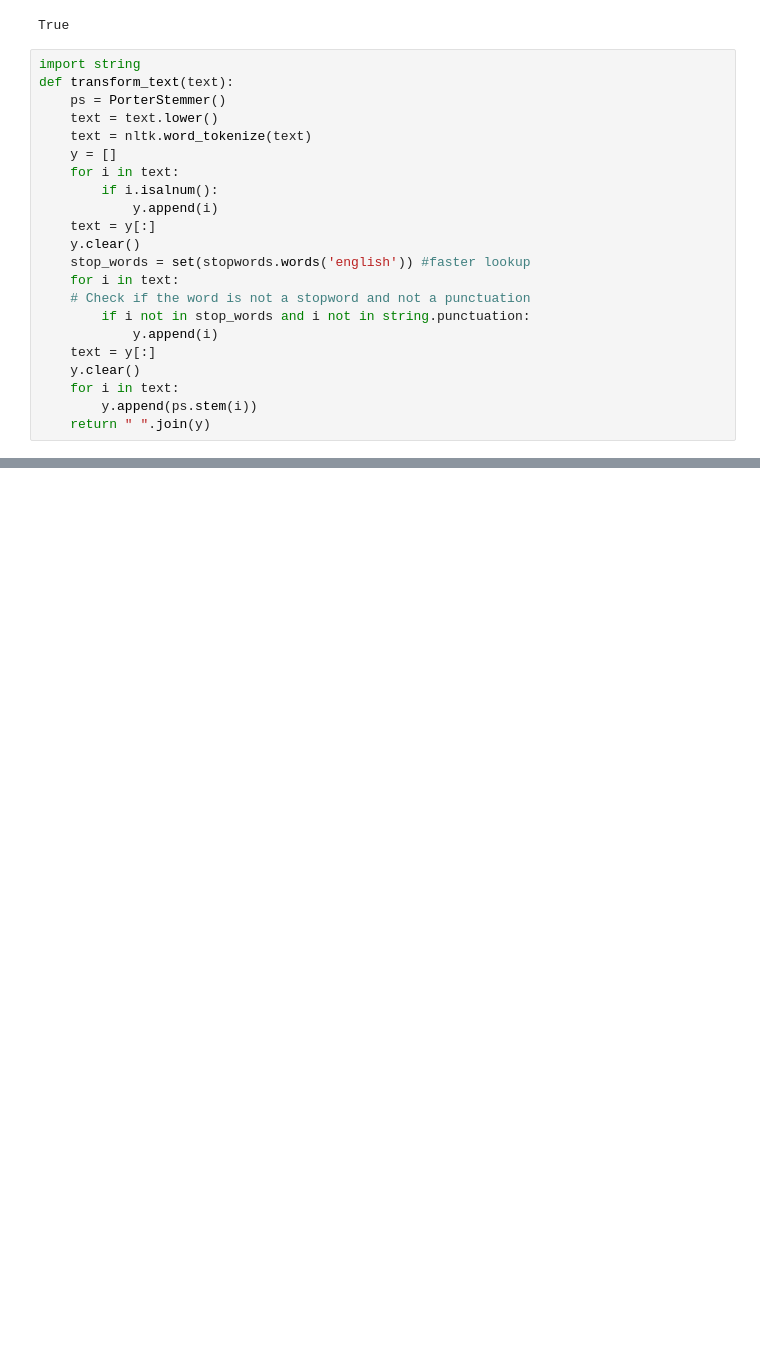
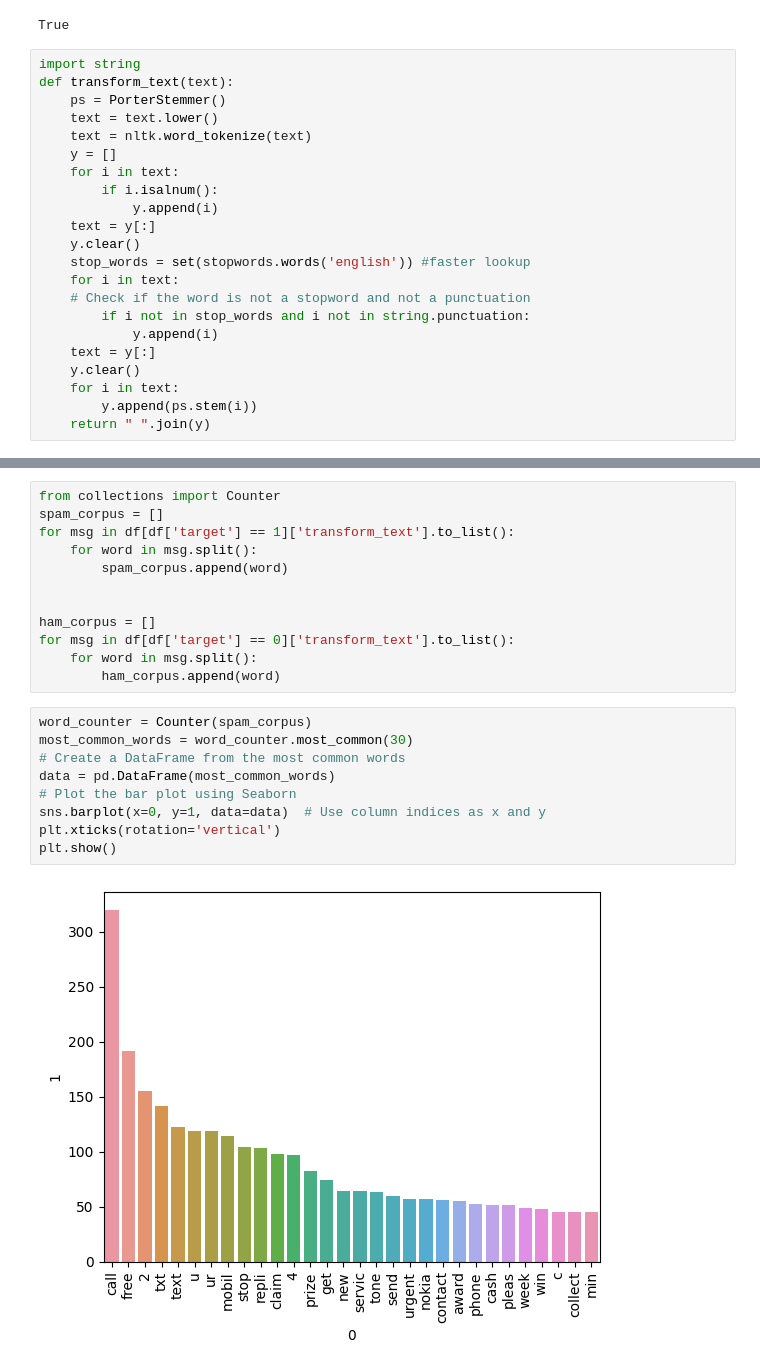
Before and after one commit to kczy19/SMS-Spam-Detection, a Jupyter notebook: sms-spam-classifier.ipynb, the cells around one changed output, grey strips where cells are left out. Saved outputs shown, nothing was run; the diff lists cells and outputs as text; blank space fills up the shorter version.

```diff
--- a/sms-spam-classifier.ipynb
+++ b/sms-spam-classifier.ipynb
@@ -240,0 +266,23 @@ transform_text('I loved the YT lecture on Machine Learning. How about you?')
+# %%
+from collections import Counter
+spam_corpus = []
+for msg in df[df['target'] == 1]['transform_text'].to_list():
+    for word in msg.split():
+        spam_corpus.append(word)
+
+
+ham_corpus = []
+for msg in df[df['target'] == 0]['transform_text'].to_list():
+    for word in msg.split():
+        ham_corpus.append(word)
+# %%
+word_counter = Counter(spam_corpus)
+most_common_words = word_counter.most_common(30)
+# Create a DataFrame from the most common words
+data = pd.DataFrame(most_common_words)
+# Plot the bar plot using Seaborn
+sns.barplot(x=0, y=1, data=data)  # Use column indices as x and y
+plt.xticks(rotation='vertical')
+plt.show()
+# %% [output]
+[figure, added]
```
Also changed, not shown: parts of 24 cells of this notebook, 3 other files.
